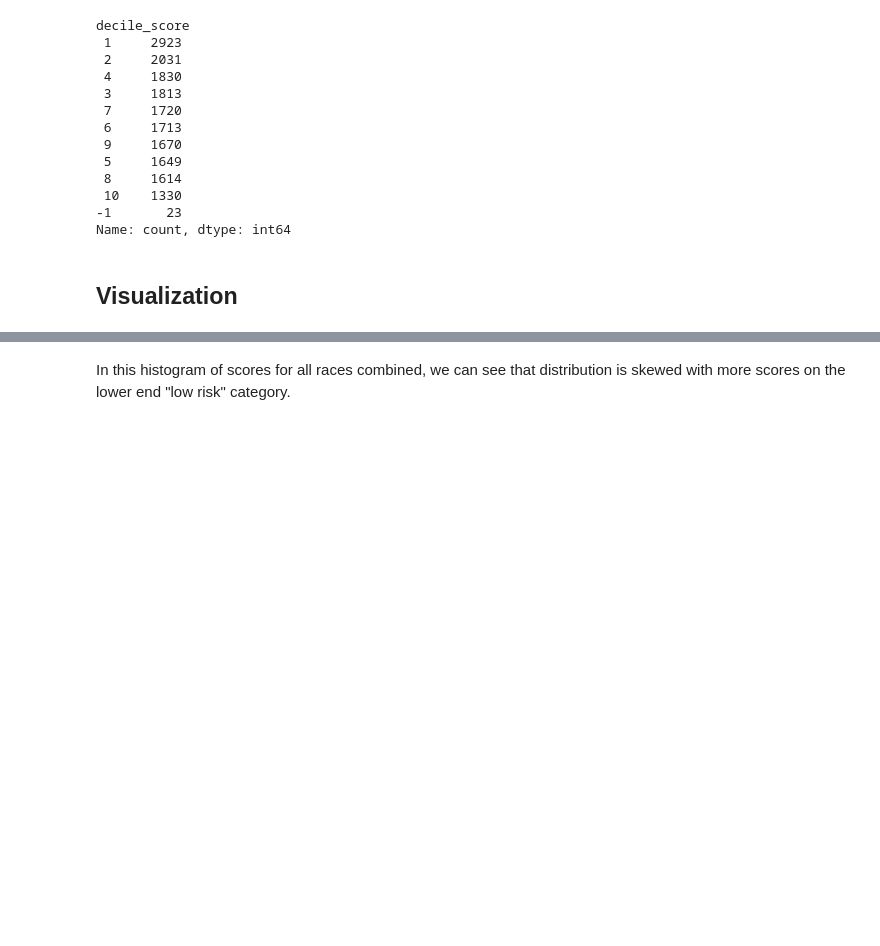
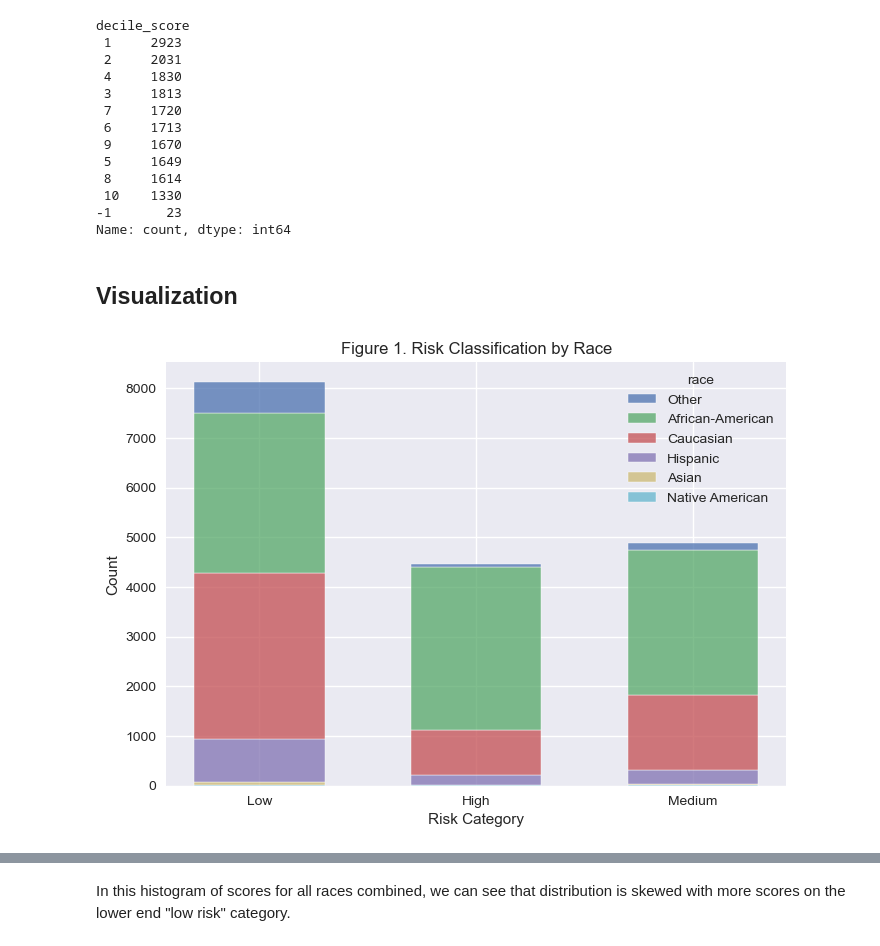
Before and after one commit to chance-roberts/DATA6550-Bias, a Jupyter notebook: Code/Tretter/ProjectCode_Tretter.ipynb, the cells around one changed output, grey strips where cells are left out. Drawn from its saved outputs; the diff is of its cells as text; code cells hidden in the pictures; blank space fills up the shorter version.

```diff
--- a/Code/Tretter/ProjectCode_Tretter.ipynb
+++ b/Code/Tretter/ProjectCode_Tretter.ipynb
@@ -74,6 +74,22 @@ decile_score
 Name: count, dtype: int64
 # %% [markdown]
 ## Visualization
+# %%
+plot = sns.histplot(
+    df_recid_clean,
+    x='score_text',
+    hue='race',
+    multiple='stack',
+    # Add white borders to the bars.
+    edgecolor='white',
+    shrink=.6)
+
+plot.set_title('Figure 1. Risk Classification by Race')
+plot.set_xlabel('Risk Category')
+plot.set_ylabel('Count')
+plt.show()
+# %% [output]
+[figure, added]
 # %%
 plt.figure(figsize=(8, 4))
 df_recid_clean['decile_score'].plot(kind='hist', color='lightblue', edgecolor='white')
```
Also changed, not shown: parts of 7 cells of this notebook.
